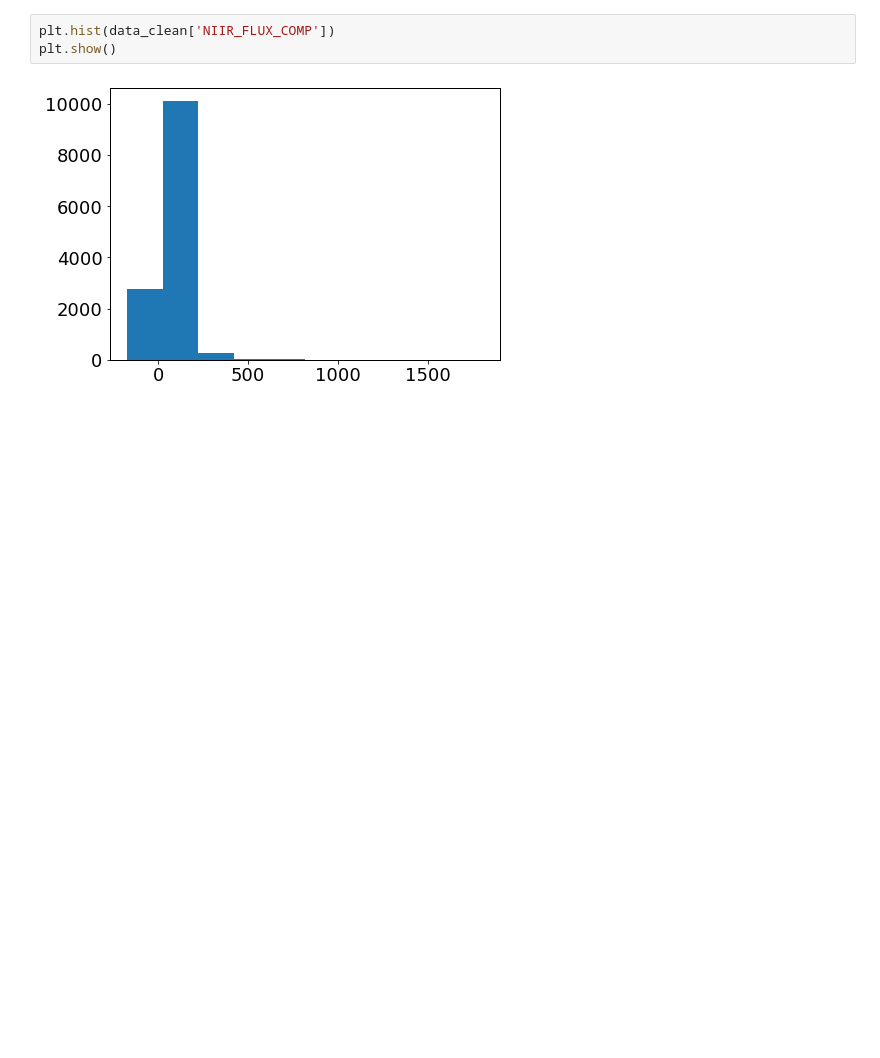
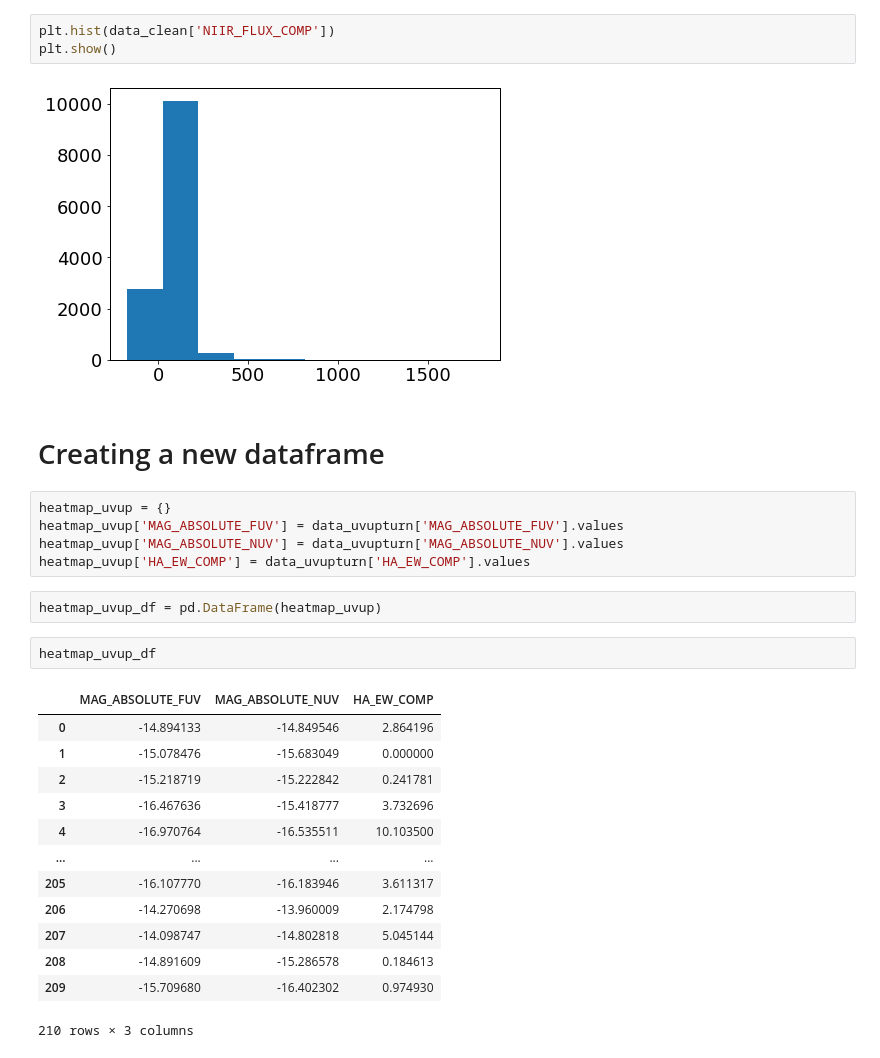
Before and after one commit to mdastro/LINER_UV, a Jupyter notebook: Malu/SomeRandomCode.ipynb, the cells around one changed output. Cells and saved outputs as stored; diff of their text form; blank space fills up the shorter version.

```diff
--- a/Malu/SomeRandomCode.ipynb
+++ b/Malu/SomeRandomCode.ipynb
@@ -166,3 +167,28 @@ plt.hist(data_clean['NIIR_FLUX_COMP'])
 plt.show()
 # %% [output]
 [figure]
+# %% [markdown]
+# Creating a new dataframe
+# %%
+heatmap_uvup = {}
+heatmap_uvup['MAG_ABSOLUTE_FUV'] = data_uvupturn['MAG_ABSOLUTE_FUV'].values
+heatmap_uvup['MAG_ABSOLUTE_NUV'] = data_uvupturn['MAG_ABSOLUTE_NUV'].values
+heatmap_uvup['HA_EW_COMP'] = data_uvupturn['HA_EW_COMP'].values
+# %%
+heatmap_uvup_df = pd.DataFrame(heatmap_uvup)
+# %%
+heatmap_uvup_df
+# %% [output]
+|  | MAG_ABSOLUTE_FUV | MAG_ABSOLUTE_NUV | HA_EW_COMP |
+| 0 | -14.894133 | -14.849546 | 2.864196 |
+| 1 | -15.078476 | -15.683049 | 0.000000 |
+| 2 | -15.218719 | -15.222842 | 0.241781 |
+| 3 | -16.467636 | -15.418777 | 3.732696 |
+| 4 | -16.970764 | -16.535511 | 10.103500 |
+| ... | ... | ... | ... |
+| 205 | -16.107770 | -16.183946 | 3.611317 |
+| 206 | -14.270698 | -13.960009 | 2.174798 |
+| 207 | -14.098747 | -14.802818 | 5.045144 |
+| 208 | -14.891609 | -15.286578 | 0.184613 |
+| 209 | -15.709680 | -16.402302 | 0.974930 |
+210 rows × 3 columns
```
Also changed, not shown: parts of 2 cells of this notebook.
